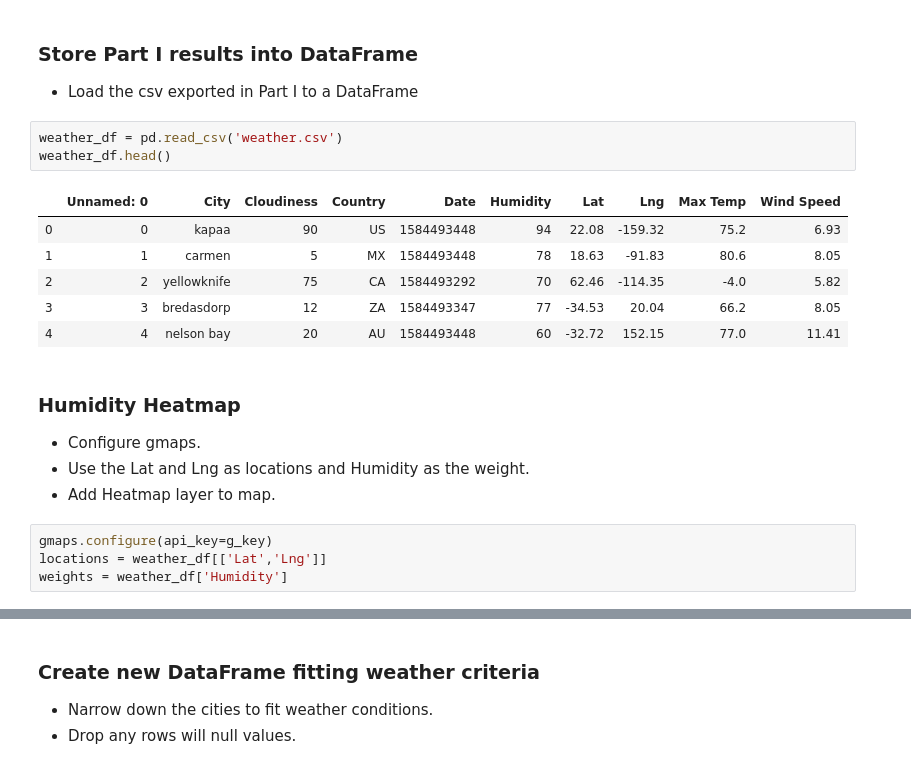
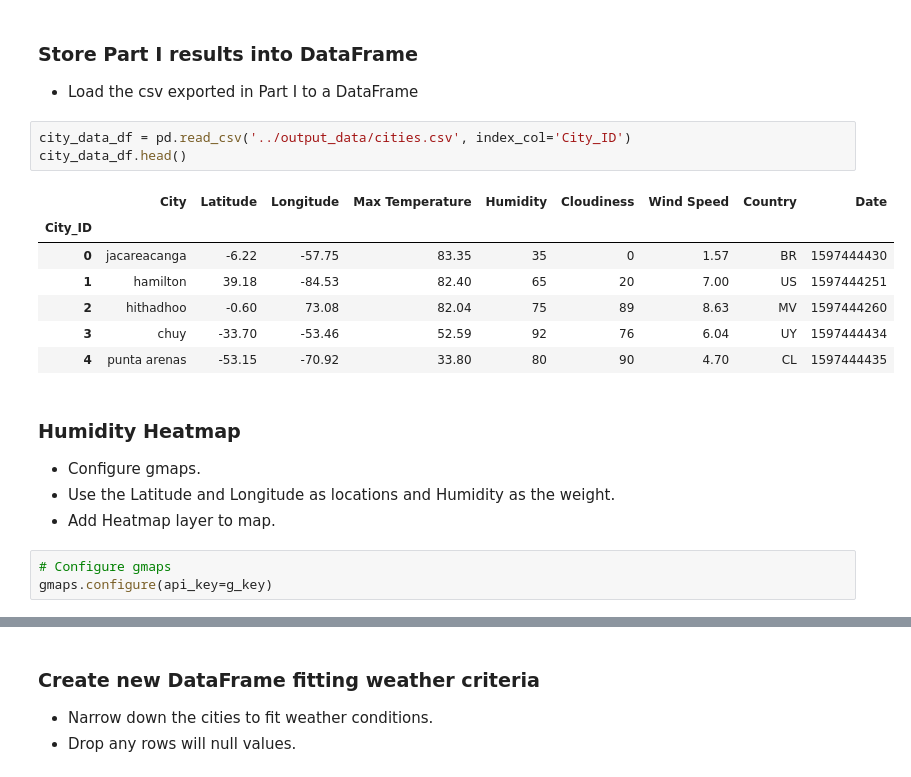
Before and after one commit to chscranton/python-api-challenge, a Jupyter notebook: Notebooks/VacationPy.ipynb, the cells around one changed output, grey strips where cells are left out. Drawn from its saved outputs; the diff is of its cells as text.

```diff
--- a/Notebooks/VacationPy.ipynb
+++ b/Notebooks/VacationPy.ipynb
@@ -20,22 +20,22 @@ from api_keys import g_key
 ### Store Part I results into DataFrame
 * Load the csv exported in Part I to a DataFrame
 # %%
-weather_df = pd.read_csv('weather.csv')
-weather_df.head()
+city_data_df = pd.read_csv('../output_data/cities.csv', index_col='City_ID')
+city_data_df.head()
 # %% [output]
-|  | Unnamed: 0 | City | Cloudiness | Country | Date | Humidity | Lat | Lng | Max Temp | Wind Speed |
-| 0 | 0 | kapaa | 90 | US | 1584493448 | 94 | 22.08 | -159.32 | 75.2 | 6.93 |
-| 1 | 1 | carmen | 5 | MX | 1584493448 | 78 | 18.63 | -91.83 | 80.6 | 8.05 |
-| 2 | 2 | yellowknife | 75 | CA | 1584493292 | 70 | 62.46 | -114.35 | -4.0 | 5.82 |
-| 3 | 3 | bredasdorp | 12 | ZA | 1584493347 | 77 | -34.53 | 20.04 | 66.2 | 8.05 |
-| 4 | 4 | nelson bay | 20 | AU | 1584493448 | 60 | -32.72 | 152.15 | 77.0 | 11.41 |
+|  | City | Latitude | Longitude | Max Temperature | Humidity | Cloudiness | Wind Speed | Country | Date |
+| City_ID |  |  |  |  |  |  |  |  |  |
+| 0 | jacareacanga | -6.22 | -57.75 | 83.35 | 35 | 0 | 1.57 | BR | 1597444430 |
+| 1 | hamilton | 39.18 | -84.53 | 82.40 | 65 | 20 | 7.00 | US | 1597444251 |
+| 2 | hithadhoo | -0.60 | 73.08 | 82.04 | 75 | 89 | 8.63 | MV | 1597444260 |
+| 3 | chuy | -33.70 | -53.46 | 52.59 | 92 | 76 | 6.04 | UY | 1597444434 |
+| 4 | punta arenas | -53.15 | -70.92 | 33.80 | 80 | 90 | 4.70 | CL | 1597444435 |
 # %% [markdown]
 ### Humidity Heatmap
 * Configure gmaps.
-* Use the Lat and Lng as locations and Humidity as the weight.
+* Use the Latitude and Longitude as locations and Humidity as the weight.
 * Add Heatmap layer to map.
-# %%
-gmaps.configure(api_key=g_key)
-locations = weather_df[['Lat','Lng']]
-weights = weather_df['Humidity']
+# %%
+# Configure gmaps
+gmaps.configure(api_key=g_key)
 # %%
```
Also changed, not shown: parts of 12 cells of this notebook, 14 other files.
